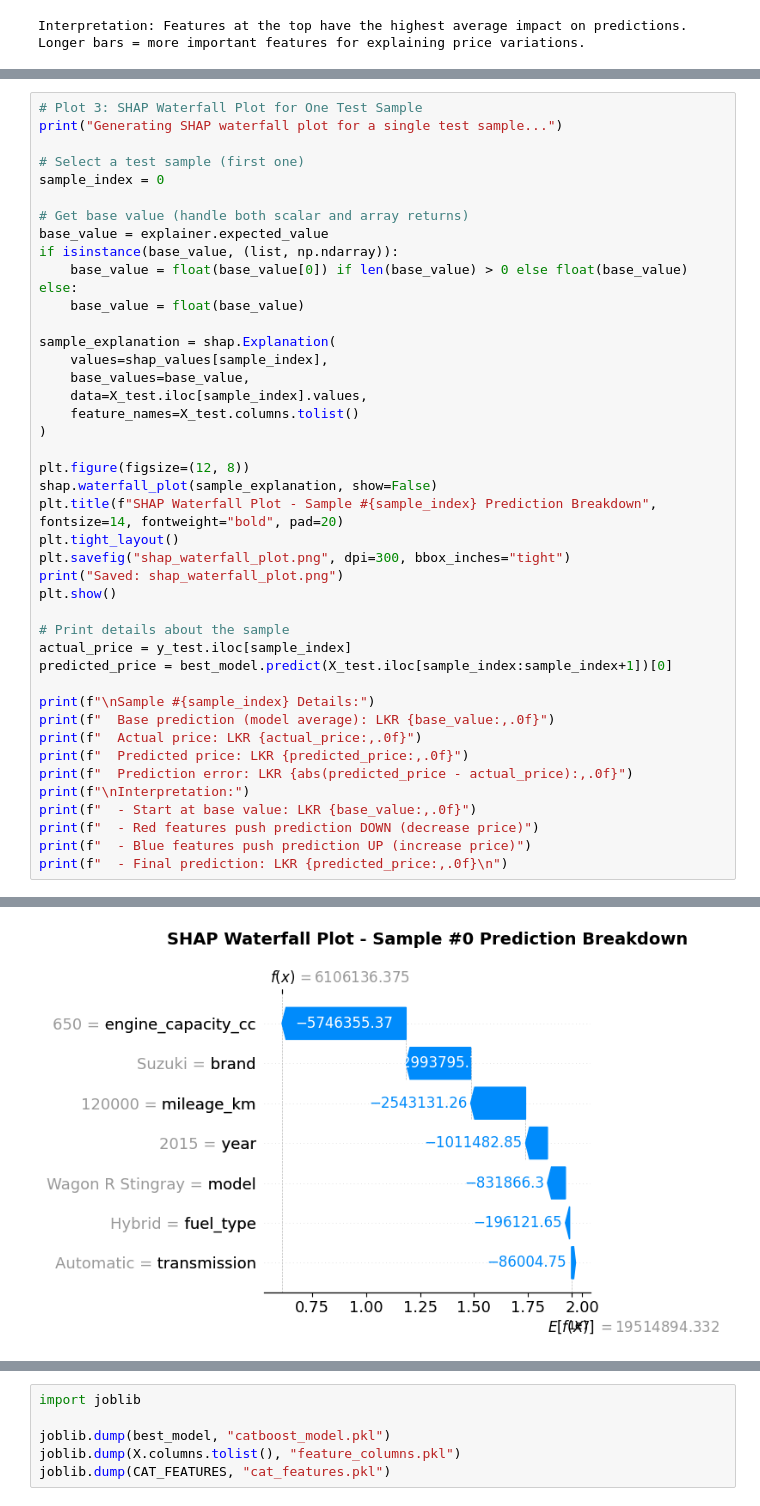
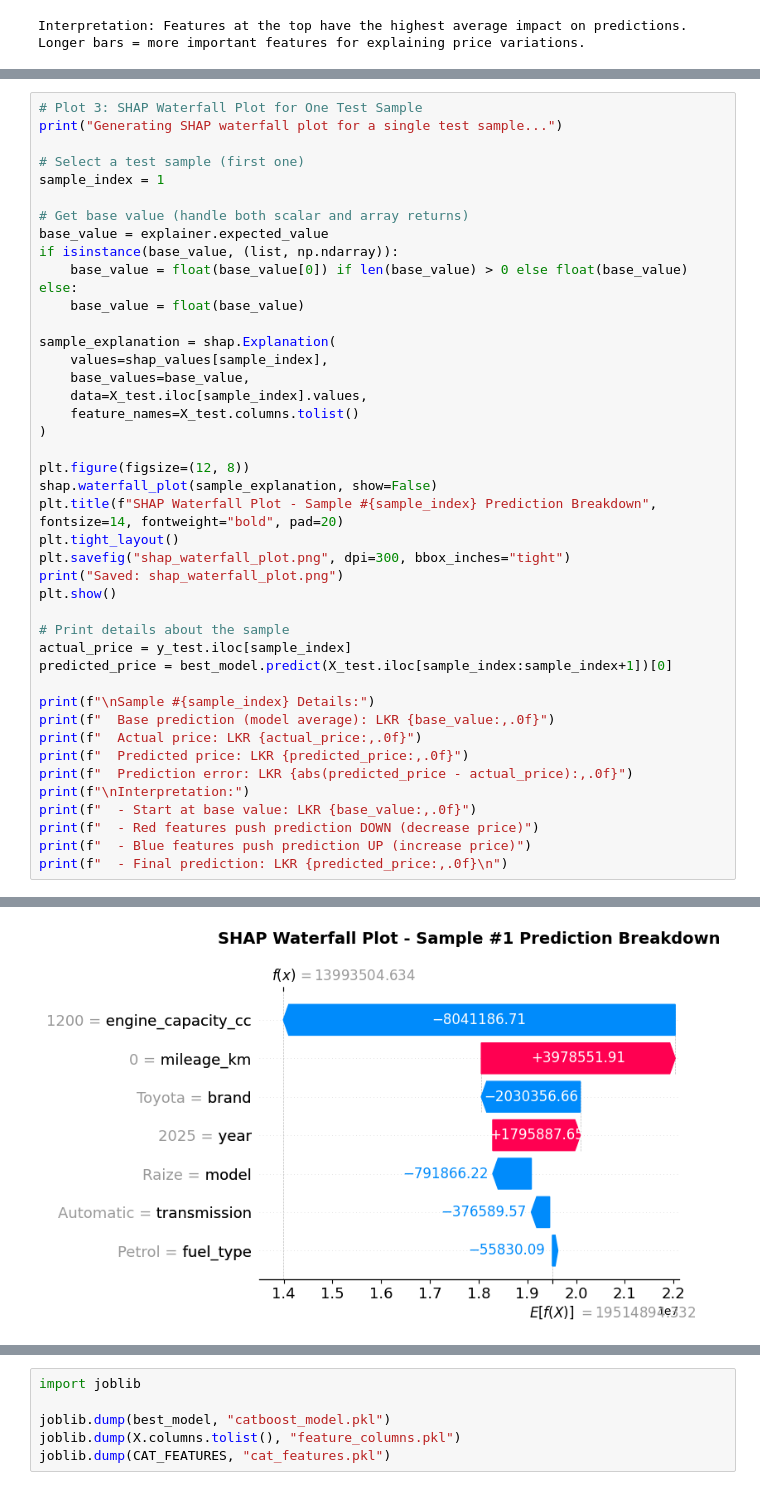
Before and after one commit to NethmaKarunathilaka/car-price-prediction, a Jupyter notebook: car_price_predict.ipynb, the cells around one changed output, grey strips where cells are left out. Drawn from its saved outputs; the diff is of its cells as text.

```diff
--- a/car_price_predict.ipynb
+++ b/car_price_predict.ipynb
@@ -546,7 +549,7 @@ Interpretation:
 print("Generating SHAP waterfall plot for a single test sample...")
 
 # Select a test sample (first one)
-sample_index = 0
+sample_index = 1
 
 # Get base value (handle both scalar and array returns)
 base_value = explainer.expected_value
@@ -560,31 +563,31 @@ sample_explanation = shap.Explanation(
     base_values=base_value,
     data=X_test.iloc[sample_index].values,
     feature_names=X_test.columns.tolist()
 )
 
 plt.figure(figsize=(12, 8))
 shap.waterfall_plot(sample_explanation, show=False)
 plt.title(f"SHAP Waterfall Plot - Sample #{sample_index} Prediction Breakdown", fontsize=14, fontweight="bold", pad=20)
 plt.tight_layout()
 plt.savefig("shap_waterfall_plot.png", dpi=300, bbox_inches="tight")
 print("Saved: shap_waterfall_plot.png")
 plt.show()
 
 # Print details about the sample
 actual_price = y_test.iloc[sample_index]
 predicted_price = best_model.predict(X_test.iloc[sample_index:sample_index+1])[0]
 
 print(f"\nSample #{sample_index} Details:")
 print(f"  Base prediction (model average): LKR {base_value:,.0f}")
 print(f"  Actual price: LKR {actual_price:,.0f}")
 print(f"  Predicted price: LKR {predicted_price:,.0f}")
 print(f"  Prediction error: LKR {abs(predicted_price - actual_price):,.0f}")
 print(f"\nInterpretation:")
 print(f"  - Start at base value: LKR {base_value:,.0f}")
 print(f"  - Red features push prediction DOWN (decrease price)")
 print(f"  - Blue features push prediction UP (increase price)")
 print(f"  - Final prediction: LKR {predicted_price:,.0f}\n")
 # %% [output]
 Generating SHAP waterfall plot for a single test sample...
 Saved: shap_waterfall_plot.png
-[figure, old version]
+[figure, new version]
```
Also changed, not shown: parts of 3 cells of this notebook, 1 other file.
